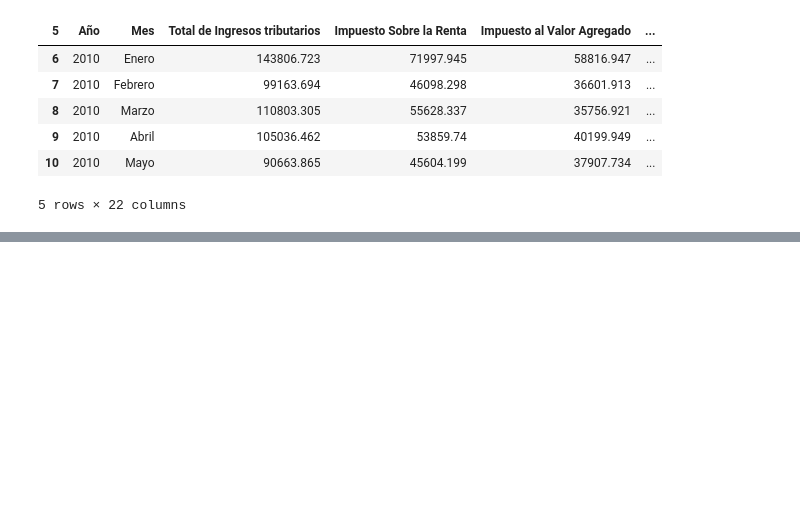
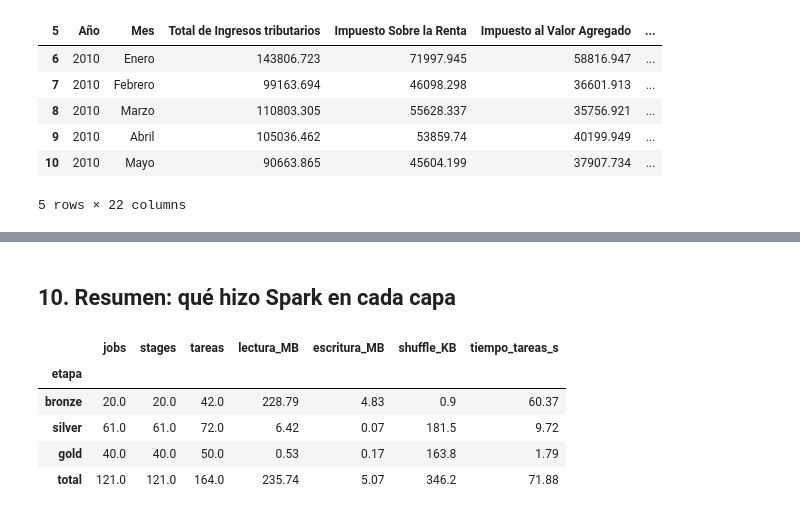
Before and after one commit to lunatix/Integrador-PGBD-26A, a Jupyter notebook: notebooks/01_ingesta.ipynb, the cells around one changed output, grey strips where cells are left out. Cells and saved outputs as stored; diff of their text form; code cells hidden in the pictures; blank space fills up the shorter version.

```diff
--- a/notebooks/01_ingesta.ipynb
+++ b/notebooks/01_ingesta.ipynb
@@ -284,0 +152,9 @@ Integrador-PGBD-26A/
+# %%
+spark = get_spark("Integrador_01_Ingesta_Medallion")
+spark.sparkContext.setLogLevel("ERROR")
+
+display(pd.DataFrame(
+    [(n, r.name, round(tamano_mb(r), 2)) for n, r in resolve_raw_paths().items()],
+    columns=["fuente", "archivo crudo", "MB"],
+))
+pd.Series(entorno(spark), name="valor").to_frame()
@@ -284,0 +233,8 @@ Integrador-PGBD-26A/
+# %%
+filas_bronze = capa_bronze(spark)   # escribe data/bronze y valida que cada fuente tenga filas y columnas clave
+m_bronze = metricas(spark, "bronze")   # se captura de inmediato: las celdas siguientes lanzan más jobs
+display(pd.DataFrame([m_bronze]))
+pd.DataFrame(
+    [(n, filas_bronze[n], round(tamano_mb(r), 2), round(tamano_mb(BRONZE_DIR / n), 2)) for n, r in resolve_raw_paths().items()],
+    columns=["fuente", "filas", "CSV (MB)", "Bronze Parquet (MB)"],
+)
@@ -284,0 +282,5 @@ Integrador-PGBD-26A/
+# %%
+silver, reporte_silver = capa_silver(spark)
+display(pd.DataFrame(reporte_silver).T)
+m_silver = metricas(spark, "silver")
+pd.DataFrame([m_silver])
@@ -284,0 +329,7 @@ Integrador-PGBD-26A/
+# %%
+maestro, reporte_gold, ruta_gold = capa_gold(spark, silver)
+print(reporte_gold, "->", ruta_gold.relative_to(ROOT))
+m_gold = metricas(spark, "gold")
+display(pd.DataFrame([m_gold]))
+maestro.select("fecha", "shcp_xbc", "sat_total_tributarios", "ratio_tributario_gasto",
+               "igae_total", "inpc", "igae_var_anual_pct", "inflacion_anual_pct").show(5)
@@ -284,0 +357,13 @@ Integrador-PGBD-26A/
+# %% [markdown]
+## 10. Resumen: qué hizo Spark en cada capa
+# %%
+resumen = pd.DataFrame([m_bronze, m_silver, m_gold]).set_index("etapa")
+resumen.loc["total"] = resumen.sum()
+resumen
+# %% [output]
+|  | jobs | stages | tareas | lectura_MB | escritura_MB | shuffle_KB | tiempo_tareas_s |
+| etapa |  |  |  |  |  |  |  |
+| bronze | 20.0 | 20.0 | 42.0 | 228.79 | 4.83 | 0.9 | 60.37 |
+| silver | 61.0 | 61.0 | 72.0 | 6.42 | 0.07 | 181.5 | 9.72 |
+| gold | 40.0 | 40.0 | 50.0 | 0.53 | 0.17 | 163.8 | 1.79 |
+| total | 121.0 | 121.0 | 164.0 | 235.74 | 5.07 | 346.2 | 71.88 |
```
Also changed, not shown: parts of 28 cells of this notebook.
